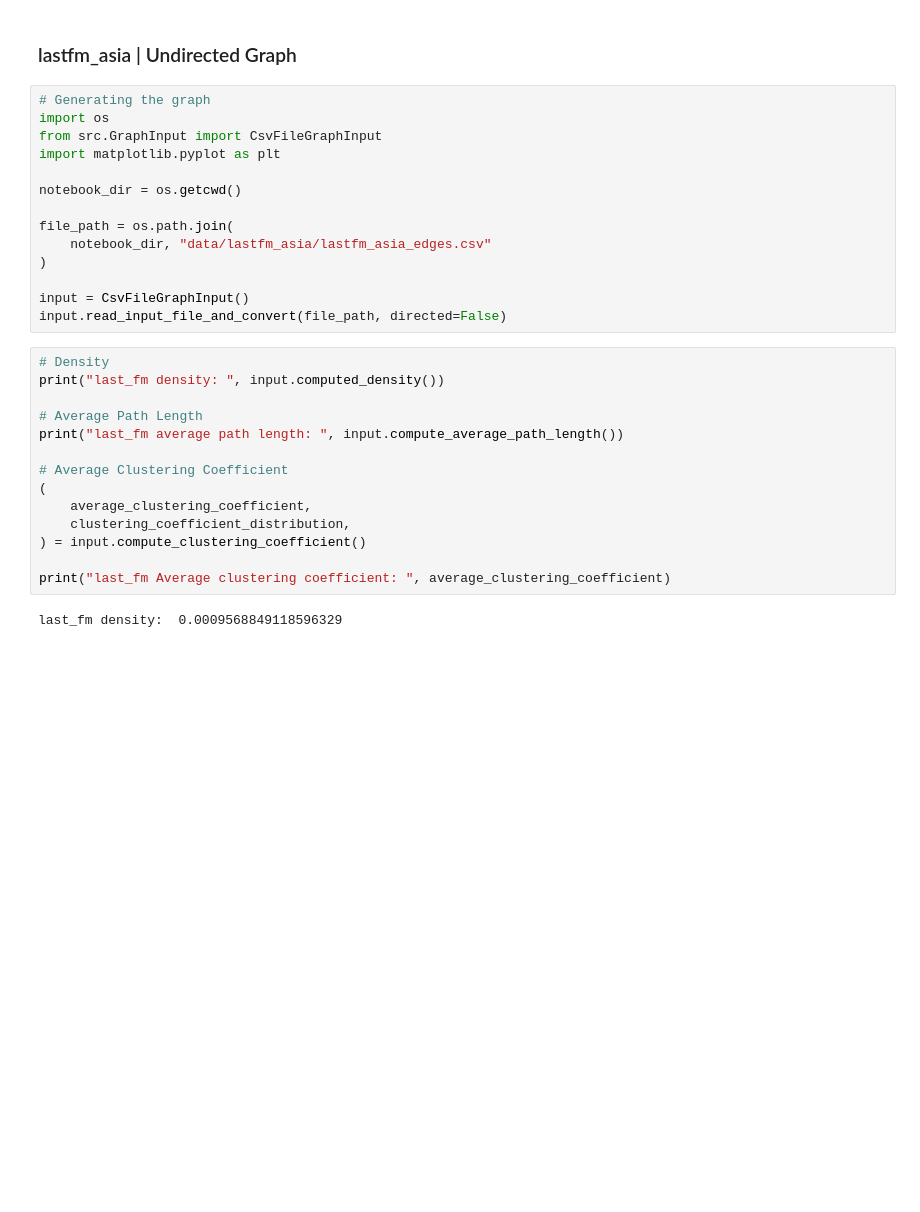
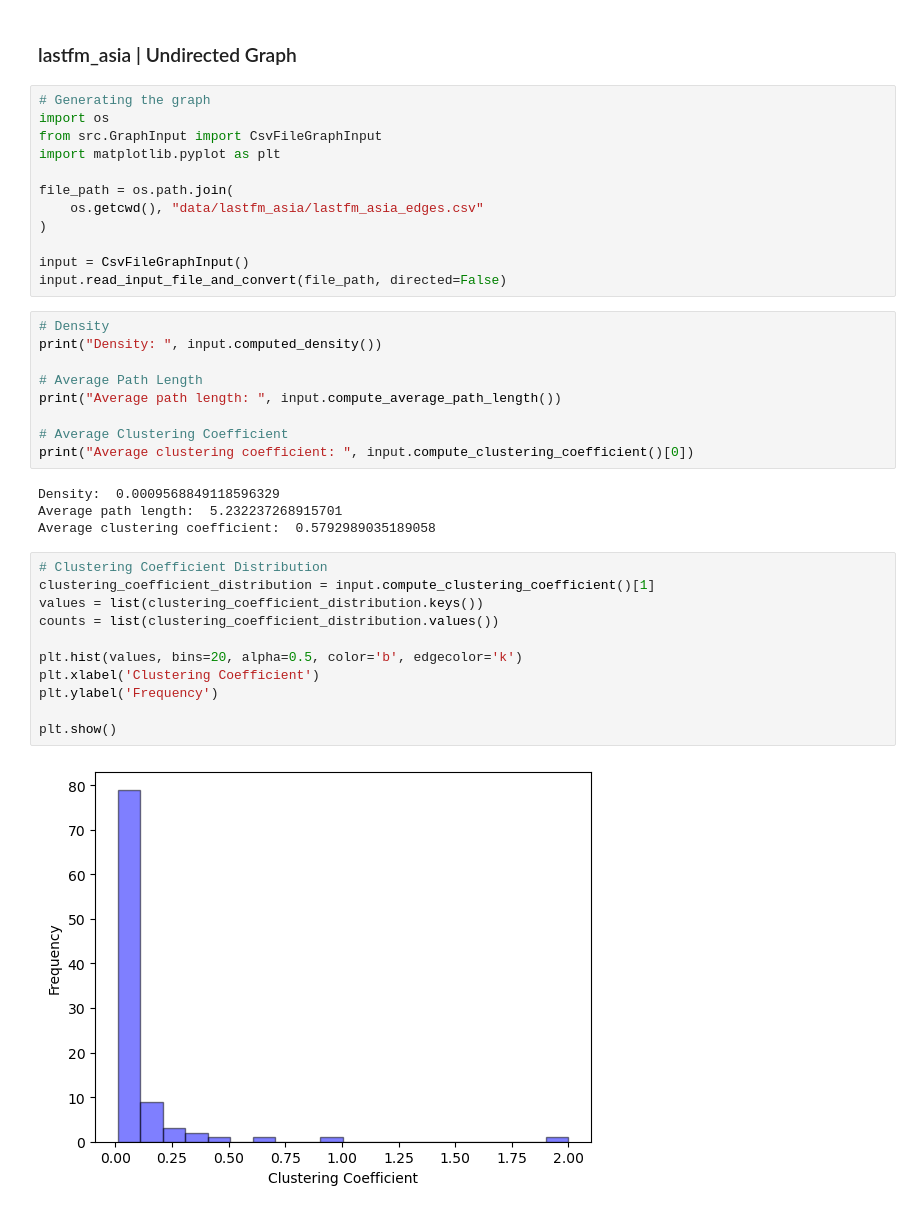
Before and after one commit to pfeifer-j/resilient_networks_ex1, a Jupyter notebook: documentation.ipynb, the cells around one changed output. Drawn from its saved outputs; the diff is of its cells as text; blank space fills up the shorter version.

```diff
--- a/documentation.ipynb
+++ b/documentation.ipynb
@@ -131,28 +115,36 @@ import os
 from src.GraphInput import CsvFileGraphInput
 import matplotlib.pyplot as plt
 
-notebook_dir = os.getcwd()
-
 file_path = os.path.join(
-    notebook_dir, "data/lastfm_asia/lastfm_asia_edges.csv"
+    os.getcwd(), "data/lastfm_asia/lastfm_asia_edges.csv"
 )
 
 input = CsvFileGraphInput()
 input.read_input_file_and_convert(file_path, directed=False)
 # %%
 # Density
-print("last_fm density: ", input.computed_density())
+print("Density: ", input.computed_density())
 
 # Average Path Length
-print("last_fm average path length: ", input.compute_average_path_length())
+print("Average path length: ", input.compute_average_path_length())
 
 # Average Clustering Coefficient
-(
-    average_clustering_coefficient,
-    clustering_coefficient_distribution,
-) = input.compute_clustering_coefficient()
-
-print("last_fm Average clustering coefficient: ", average_clustering_coefficient)
+print("Average clustering coefficient: ", input.compute_clustering_coefficient()[0])
 # %% [output]
-last_fm density:  0.0009568849118596329
+Density:  0.0009568849118596329
+Average path length:  5.232237268915701
+Average clustering coefficient:  0.5792989035189058
+# %%
+# Clustering Coefficient Distribution
+clustering_coefficient_distribution = input.compute_clustering_coefficient()[1]
+values = list(clustering_coefficient_distribution.keys())
+counts = list(clustering_coefficient_distribution.values())
+
+plt.hist(values, bins=20, alpha=0.5, color='b', edgecolor='k')
+plt.xlabel('Clustering Coefficient')
+plt.ylabel('Frequency')
+
+plt.show()
+# %% [output]
+[figure, added]
 # %%
```
Also changed, not shown: parts of 18 cells of this notebook.
